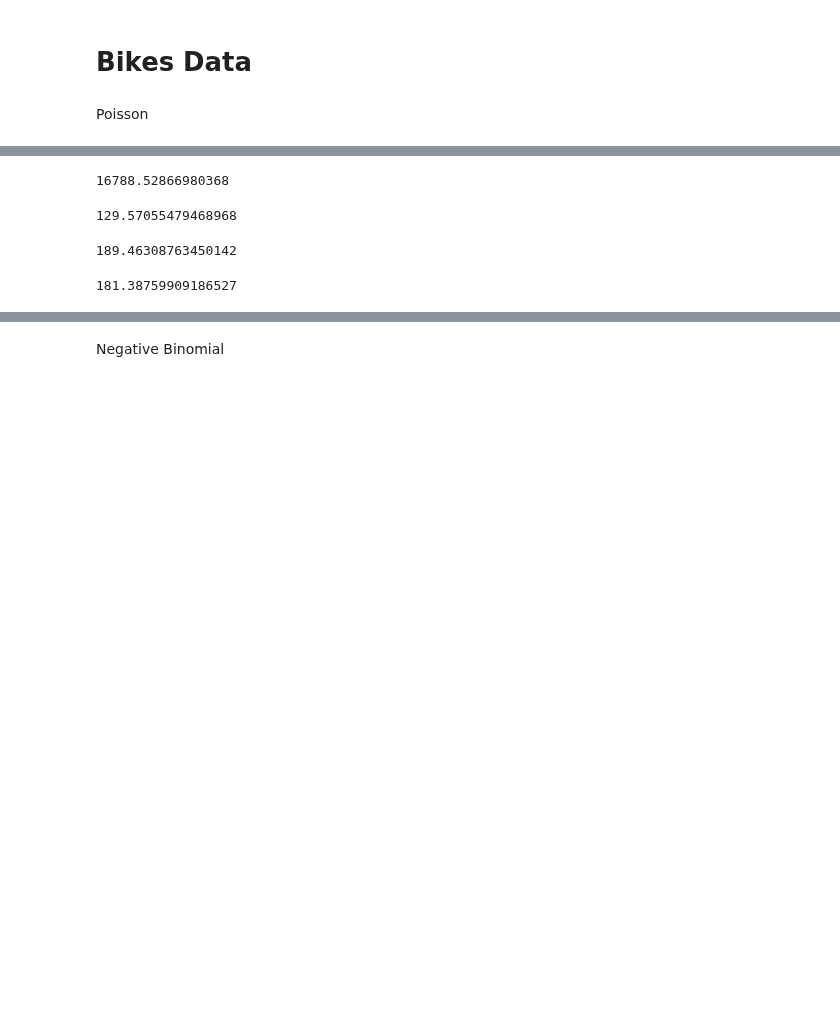
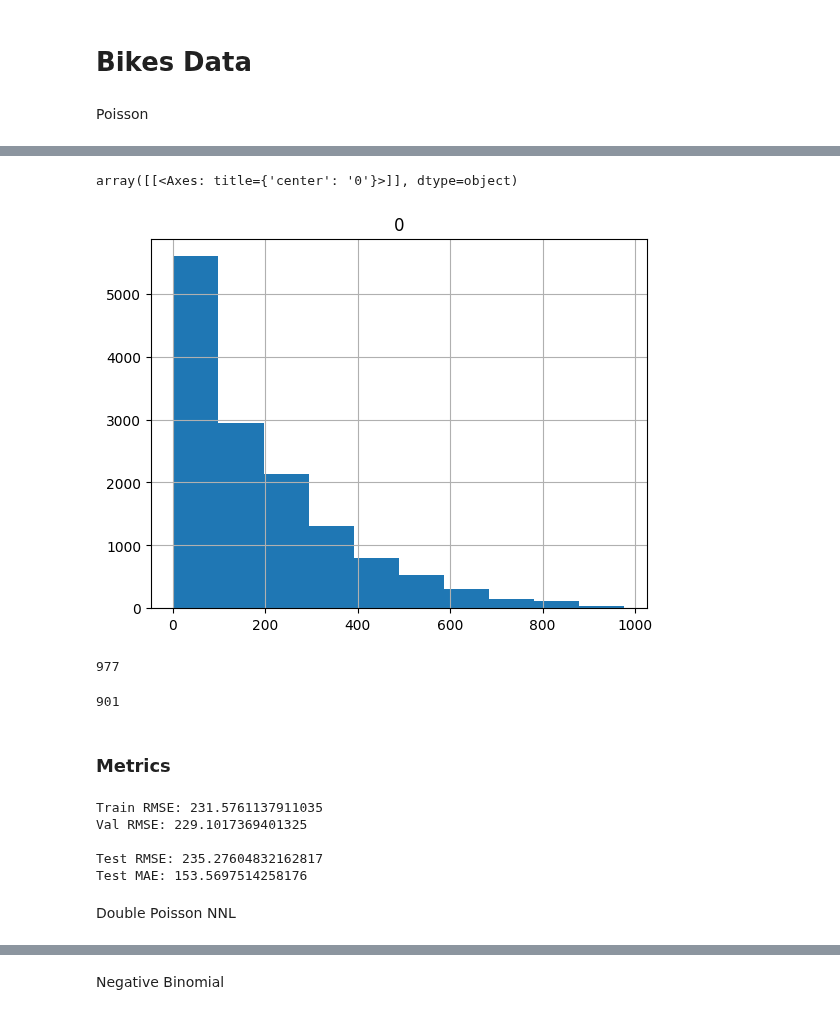
Before and after one commit to porterjenkins/deep_uncertainty, a Jupyter notebook: deep_uncertainty/notebooks/baseline_testing.ipynb, the cells around one changed output, grey strips where cells are left out. Drawn from its saved outputs; the diff is of its cells as text; code cells hidden in the pictures; blank space fills up the shorter version.

```diff
--- a/deep_uncertainty/notebooks/baseline_testing.ipynb
+++ b/deep_uncertainty/notebooks/baseline_testing.ipynb
@@ -87,17 +96,34 @@ array([[  1.],
-# %%
-mse = mean_squared_error(y_preds, y_test)
-mse
-# %% [output]
-16788.52866980368
-# %%
-np.sqrt(mse)
-# %% [output]
-129.57055479468968
-# %%
-bikes['cnt'].mean()
-# %% [output]
-189.46308763450142
-# %%
-bikes['cnt'].std()
-# %% [output]
-181.38759909186527
+# %%
+y_train.hist()
+# %% [output]
+array([[<Axes: title={'center': '0'}>]], dtype=object)
+[figure, added]
+# %%
+np.max(y_train)
+# %% [output]
+977
+# %%
+np.max(y_val)
+# %% [output]
+901
+# %% [markdown]
+### Metrics
+# %%
+train_rmse = np.sqrt(mean_squared_error(y_train_pred, y_train))
+val_rmse = np.sqrt(mean_squared_error(y_val_pred, y_val))
+rmse = np.sqrt(mean_squared_error(y_test_preds, y_test))
+mae = mean_absolute_error(y_test_preds, y_test)
+
+
+print(f"Train RMSE: {train_rmse}")
+print(f"Val RMSE: {val_rmse}\n")
+print(f"Test RMSE: {rmse}")
+print(f"Test MAE: {mae}\n")
+# %% [output]
+Train RMSE: 231.5761137911035
+Val RMSE: 229.1017369401325
+
+Test RMSE: 235.27604832162817
+Test MAE: 153.5697514258176
+# %% [markdown]
+Double Poisson NNL
```
Also changed, not shown: parts of 60 cells of this notebook.
